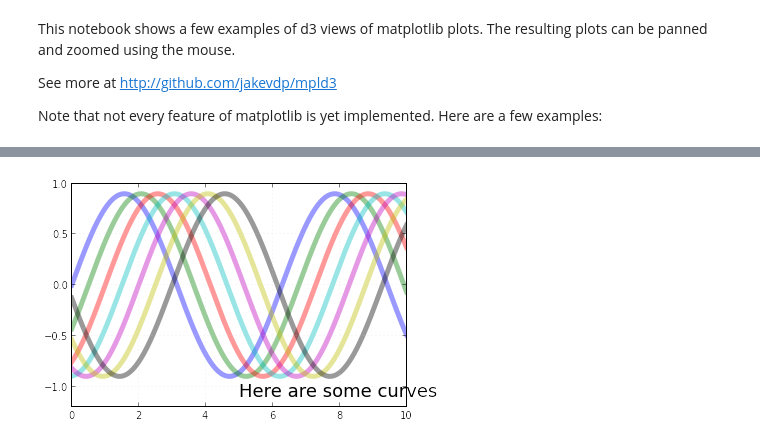
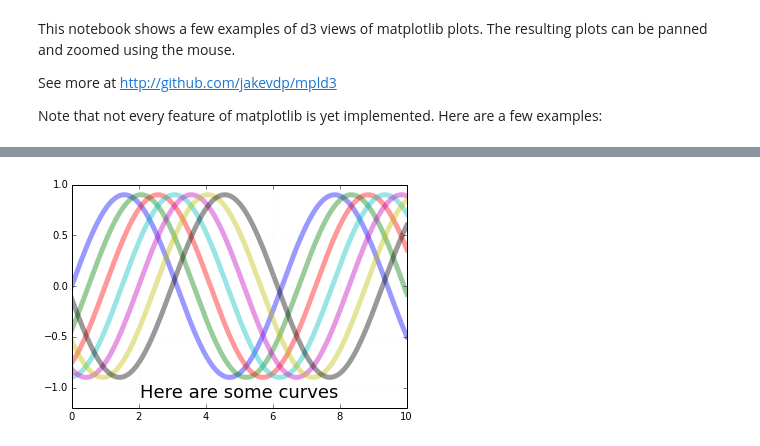
Before and after one commit to mpld3/mpld3, a Jupyter notebook: examples/mpld3_demo.ipynb, the cells around one changed output, grey strips where cells are left out. Drawn from its saved outputs; the diff is of its cells as text; code cells hidden in the pictures.

```diff
--- a/examples/mpld3_demo.ipynb
+++ b/examples/mpld3_demo.ipynb
@@ -32,14 +45,15 @@ ax.grid(color='lightgray', alpha=0.7)
 # %%
 # Draw lines
 fig, ax = plt.subplots()
-x = np.linspace(0, 10, 1000)
+x = np.linspace(-5, 15, 1000)
 for offset in np.linspace(0, 3, 7):
     ax.plot(x, 0.9 * np.sin(x - offset), lw=5, alpha=0.4)
+ax.set_xlim(0, 10)
 ax.set_ylim(-1.2, 1.0)
-ax.text(5, -1.1, "Here are some curves", size=18)
+ax.text(5, -1.1, "Here are some curves", size=18, ha='center')
 ax.grid(color='lightgray', alpha=0.7)
 # %% [output]
-[figure, old version]
+[figure, new version]
 # %%
 # multiple subplots
 fig = plt.figure(figsize=(8, 6))
```
Also changed, not shown: parts of 3 cells of this notebook.
